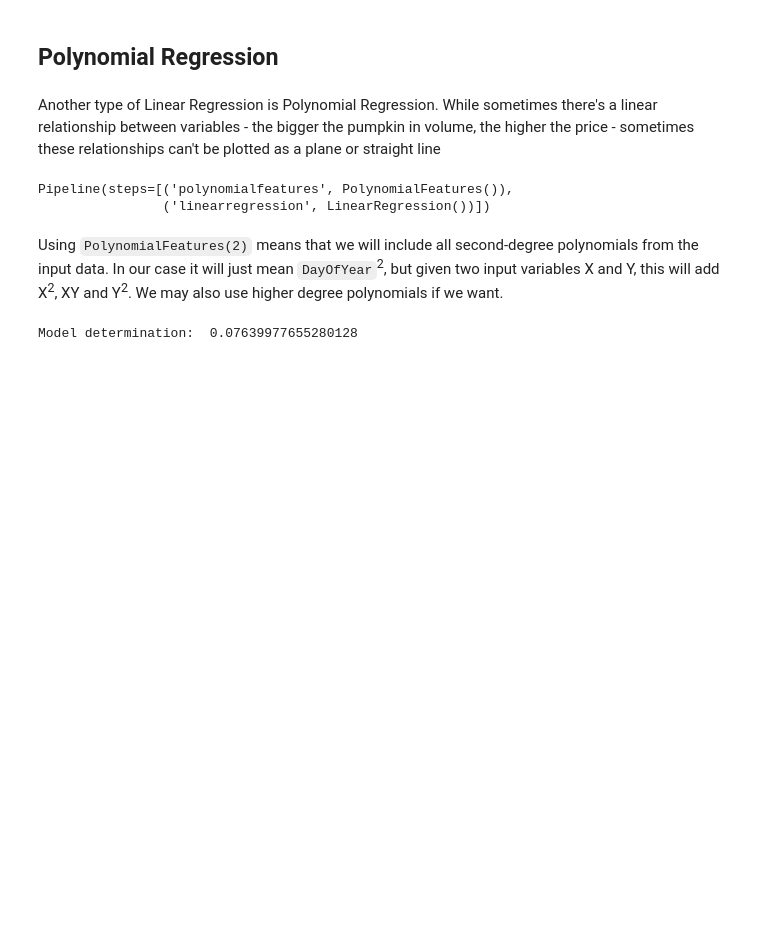
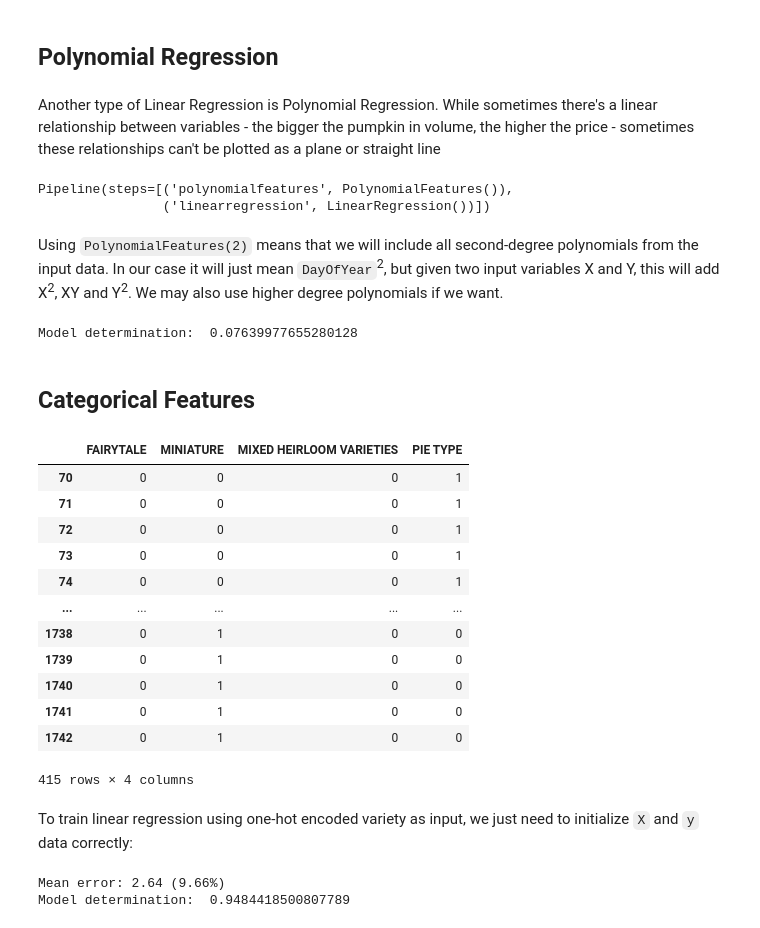
Before and after one commit to bagwai/ArewaDS-Machine-Learning-Assignments, a Jupyter notebook: week4/pumpkin-price.ipynb, the cells around one changed output. Cells and saved outputs as stored; diff of their text form; code cells hidden in the pictures; blank space fills up the shorter version.

Commit message:
adding pumpkins-price linear regression practice

```diff
--- a/week4/pumpkin-price.ipynb
+++ b/week4/pumpkin-price.ipynb
@@ -222,0 +220,20 @@ plt.plot(X_test,pred)
+# %% [markdown]
+## Categorical Features
+# %%
+pd.get_dummies(new_pumpkins['Variety'])
+# %% [output]
+|  | FAIRYTALE | MINIATURE | MIXED HEIRLOOM VARIETIES | PIE TYPE |
+| 70 | 0 | 0 | 0 | 1 |
+| 71 | 0 | 0 | 0 | 1 |
+| 72 | 0 | 0 | 0 | 1 |
+| 73 | 0 | 0 | 0 | 1 |
+| 74 | 0 | 0 | 0 | 1 |
+| ... | ... | ... | ... | ... |
+| 1738 | 0 | 1 | 0 | 0 |
+| 1739 | 0 | 1 | 0 | 0 |
+| 1740 | 0 | 1 | 0 | 0 |
+| 1741 | 0 | 1 | 0 | 0 |
+| 1742 | 0 | 1 | 0 | 0 |
+415 rows × 4 columns
+# %% [markdown]
+To train linear regression using one-hot encoded variety as input, we just need to initialize `X` and `y` data correctly:
@@ -222,0 +256,20 @@ plt.plot(X_test,pred)
+# %%
+# make train-test split
+X_train, X_test, y_train, y_test = train_test_split(X, y, test_size=0.2, random_state=0)
+
+# setup and train the pipeline
+pipeline = make_pipeline(PolynomialFeatures(2), LinearRegression())
+pipeline.fit(X_train,y_train)
+
+# predict results for test data
+pred = pipeline.predict(X_test)
+
+# calculate MSE and determination
+mse = np.sqrt(mean_squared_error(y_test,pred))
+print(f'Mean error: {mse:3.3} ({mse/np.mean(pred)*100:3.3}%)')
+
+score = pipeline.score(X_train,y_train)
+print('Model determination: ', score)
+# %% [output]
+Mean error: 2.64 (9.66%)
+Model determination:  0.9484418500807789
```
Also changed, not shown: parts of 5 cells of this notebook, 1 other file.
